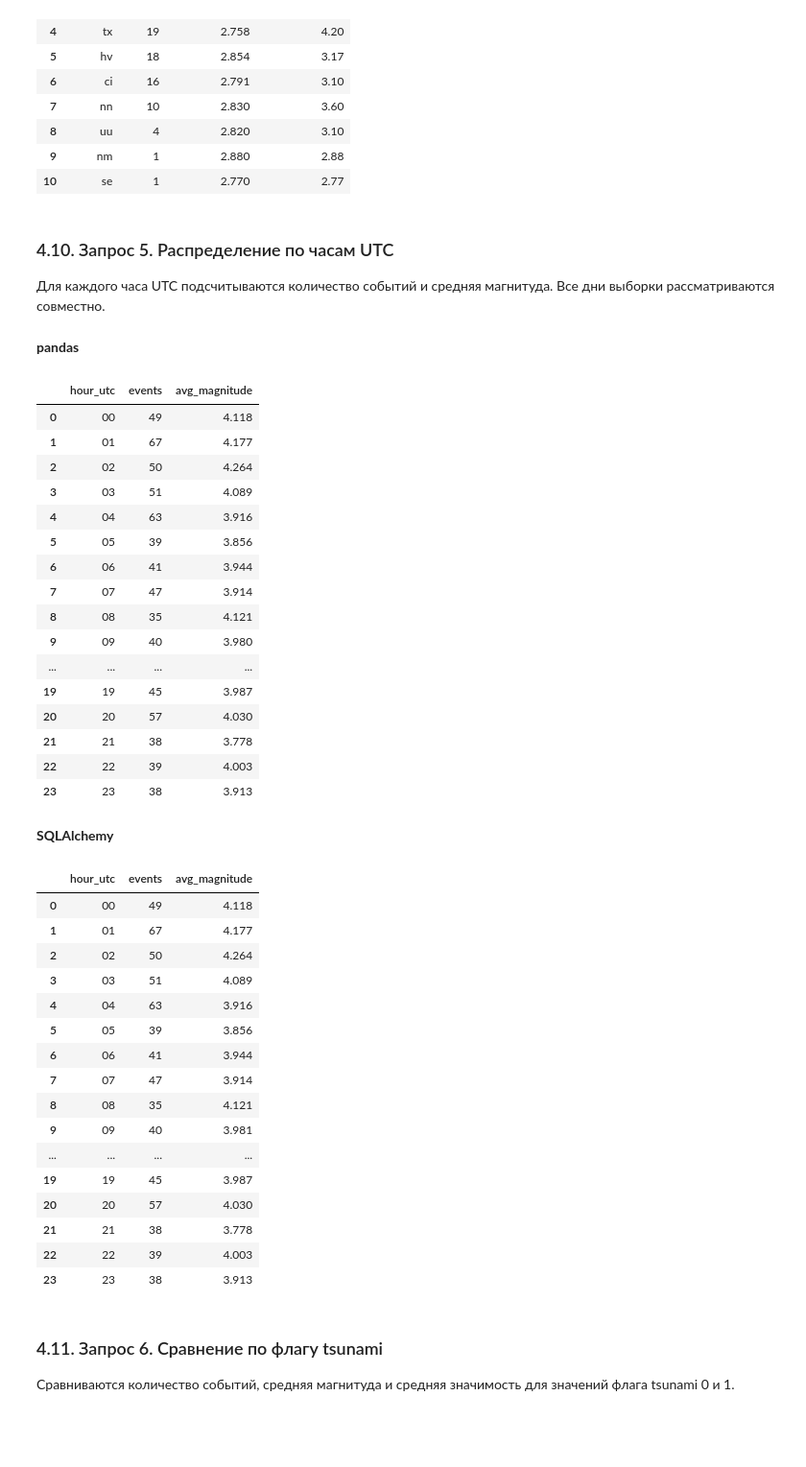
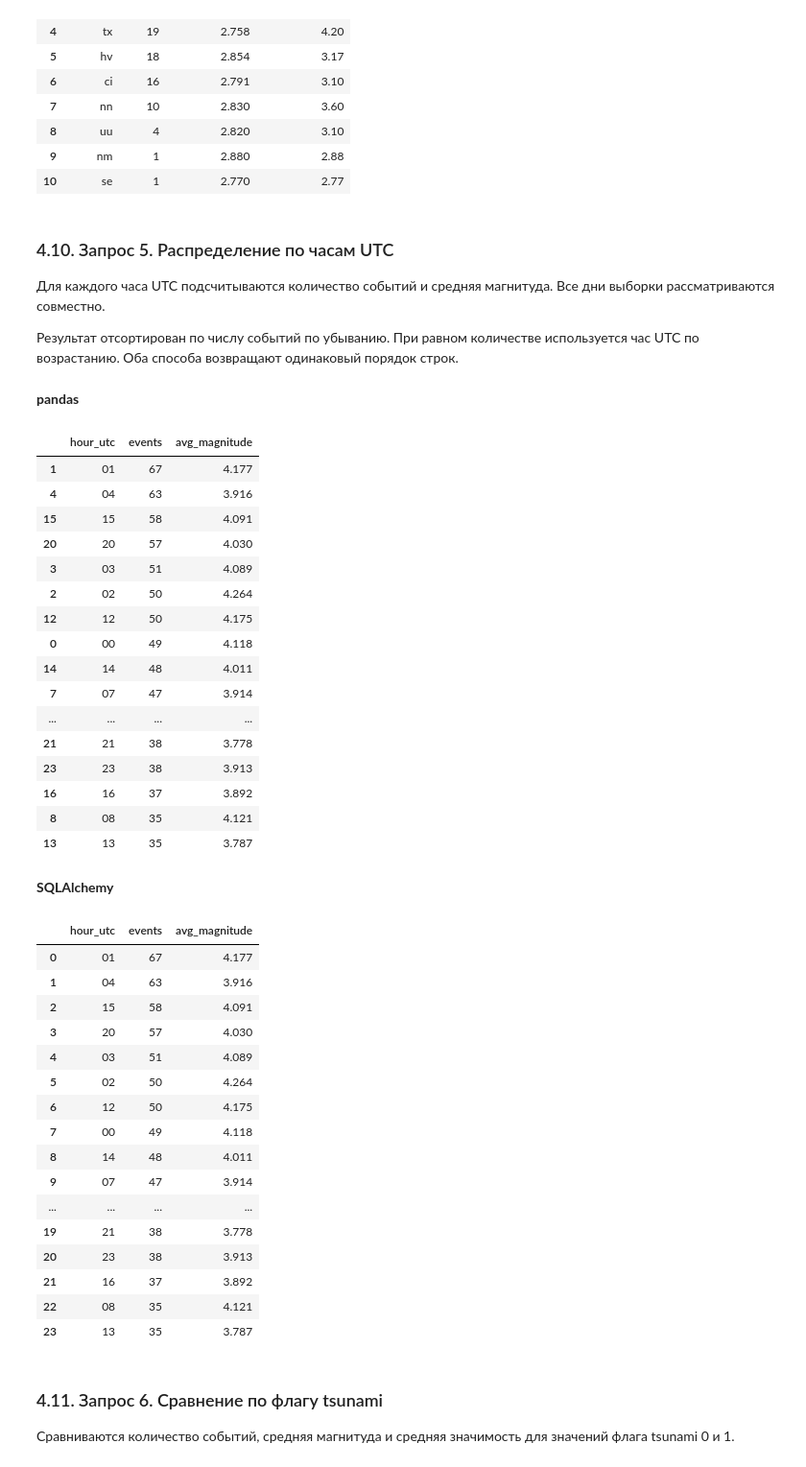
Before and after one commit to Sofa-maruysh/pda-lab1-usgs-earthquakes, a Jupyter notebook: lab1_usgs.ipynb, the cells around one changed output. Shown at 96% size. Drawn from its saved outputs; the diff is of its cells as text; code cells hidden in the pictures; blank space fills up the shorter version.

```diff
--- a/lab1_usgs.ipynb
+++ b/lab1_usgs.ipynb
@@ -321,7 +400,7 @@ display(pd.DataFrame([first_load]))
 with engine.connect() as connection:
     sample = pd.read_sql_query(
         select(Earthquake.event_id, Earthquake.occurred_at, Earthquake.magnitude,
-               Earthquake.depth_km, Earthquake.place)
+               Earthquake.depth_km, Earthquake.place, Earthquake.region)
         .order_by(Earthquake.occurred_at, Earthquake.event_id).limit(5), connection,
     )
 display(sample)
@@ -377,7 +461,7 @@ events["magnitude_band"] = pd.cut(
 )
 events["depth_band"] = pd.cut(
     events["depth_km"], [-float("inf"), 70, 300, float("inf")],
-    labels=["мелкие (<70 км)", "промежуточные (70–300 км)", "глубокие (≥300 км)"],
+    labels=["мелкофокусные (<70 км)", "промежуточные (70–<300 км)", "глубокофокусные (≥300 км)"],
     right=False,
 )
 
@@ -397,9 +481,9 @@ magnitude_band_sql = case(
     else_="M ≥ 6",
 ).label("magnitude_band")
 depth_band_sql = case(
-    (e.depth_km < 70, "мелкие (<70 км)"),
-    (e.depth_km < 300, "промежуточные (70–300 км)"),
-    else_="глубокие (≥300 км)",
+    (e.depth_km < 70, "мелкофокусные (<70 км)"),
+    (e.depth_km < 300, "промежуточные (70–<300 км)"),
+    else_="глубокофокусные (≥300 км)",
 ).label("depth_band")
 # %% [markdown]
 ### 4.6. Запрос 1. Число событий и магнитуда по дням
@@ -599,65 +683,67 @@ display(Markdown("**SQLAlchemy**"), sql_network.round(3))
 ### 4.10. Запрос 5. Распределение по часам UTC
 
 Для каждого часа UTC подсчитываются количество событий и средняя магнитуда. Все дни выборки рассматриваются совместно.
+
+Результат отсортирован по числу событий по убыванию. При равном количестве используется час UTC по возрастанию. Оба способа возвращают одинаковый порядок строк.
 # %%
 # pandas
 pd_hour = (
     events.groupby("hour_utc")
     .agg(events=("event_id", "size"), avg_magnitude=("magnitude", "mean"))
     .reset_index()
-    .sort_values("hour_utc")
+    .sort_values(["events", "hour_utc"], ascending=[False, True])
 )
 
 display(Markdown("**pandas**"), pd_hour.round(3))
 
 # SQLAlchemy
 query = (
     select(hour_sql, func.count().label("events"),
            func.avg(e.magnitude).label("avg_magnitude"))
     .group_by(hour_sql)
-    .order_by(hour_sql)
+    .order_by(func.count().desc(), hour_sql)
 )
 with engine.connect() as connection:
     sql_hour = pd.read_sql_query(query, connection)
 
 display(Markdown("**SQLAlchemy**"), sql_hour.round(3))
 # %% [output]
 **pandas**
 |  | hour_utc | events | avg_magnitude |
+| 1 | 01 | 67 | 4.177 |
+| 4 | 04 | 63 | 3.916 |
+| 15 | 15 | 58 | 4.091 |
+| 20 | 20 | 57 | 4.030 |
+| 3 | 03 | 51 | 4.089 |
+| 2 | 02 | 50 | 4.264 |
+| 12 | 12 | 50 | 4.175 |
 | 0 | 00 | 49 | 4.118 |
-| 1 | 01 | 67 | 4.177 |
-| 2 | 02 | 50 | 4.264 |
-| 3 | 03 | 51 | 4.089 |
-| 4 | 04 | 63 | 3.916 |
-| 5 | 05 | 39 | 3.856 |
-| 6 | 06 | 41 | 3.944 |
+| 14 | 14 | 48 | 4.011 |
 | 7 | 07 | 47 | 3.914 |
+| ... | ... | ... | ... |
+| 21 | 21 | 38 | 3.778 |
+| 23 | 23 | 38 | 3.913 |
+| 16 | 16 | 37 | 3.892 |
 | 8 | 08 | 35 | 4.121 |
-| 9 | 09 | 40 | 3.980 |
-| ... | ... | ... | ... |
-| 19 | 19 | 45 | 3.987 |
-| 20 | 20 | 57 | 4.030 |
-| 21 | 21 | 38 | 3.778 |
-| 22 | 22 | 39 | 4.003 |
-| 23 | 23 | 38 | 3.913 |
+| 13 | 13 | 35 | 3.787 |
 **SQLAlchemy**
 |  | hour_utc | events | avg_magnitude |
-| 0 | 00 | 49 | 4.118 |
-| 1 | 01 | 67 | 4.177 |
-| 2 | 02 | 50 | 4.264 |
-| 3 | 03 | 51 | 4.089 |
-| 4 | 04 | 63 | 3.916 |
-| 5 | 05 | 39 | 3.856 |
-| 6 | 06 | 41 | 3.944 |
-| 7 | 07 | 47 | 3.914 |
-| 8 | 08 | 35 | 4.121 |
-| 9 | 09 | 40 | 3.981 |
+| 0 | 01 | 67 | 4.177 |
+| 1 | 04 | 63 | 3.916 |
+| 2 | 15 | 58 | 4.091 |
+| 3 | 20 | 57 | 4.030 |
+| 4 | 03 | 51 | 4.089 |
+| 5 | 02 | 50 | 4.264 |
+| 6 | 12 | 50 | 4.175 |
+| 7 | 00 | 49 | 4.118 |
+| 8 | 14 | 48 | 4.011 |
+| 9 | 07 | 47 | 3.914 |
 | ... | ... | ... | ... |
-| 19 | 19 | 45 | 3.987 |
-| 20 | 20 | 57 | 4.030 |
-| 21 | 21 | 38 | 3.778 |
-| 22 | 22 | 39 | 4.003 |
-| 23 | 23 | 38 | 3.913 |
+| 19 | 21 | 38 | 3.778 |
+| 20 | 23 | 38 | 3.913 |
+| 21 | 16 | 37 | 3.892 |
+| 22 | 08 | 35 | 4.121 |
+| 23 | 13 | 35 | 3.787 |
 # %% [markdown]
 ### 4.11. Запрос 6. Сравнение по флагу tsunami
 
```
Also changed, not shown: parts of 14 cells of this notebook, 6 other files.
